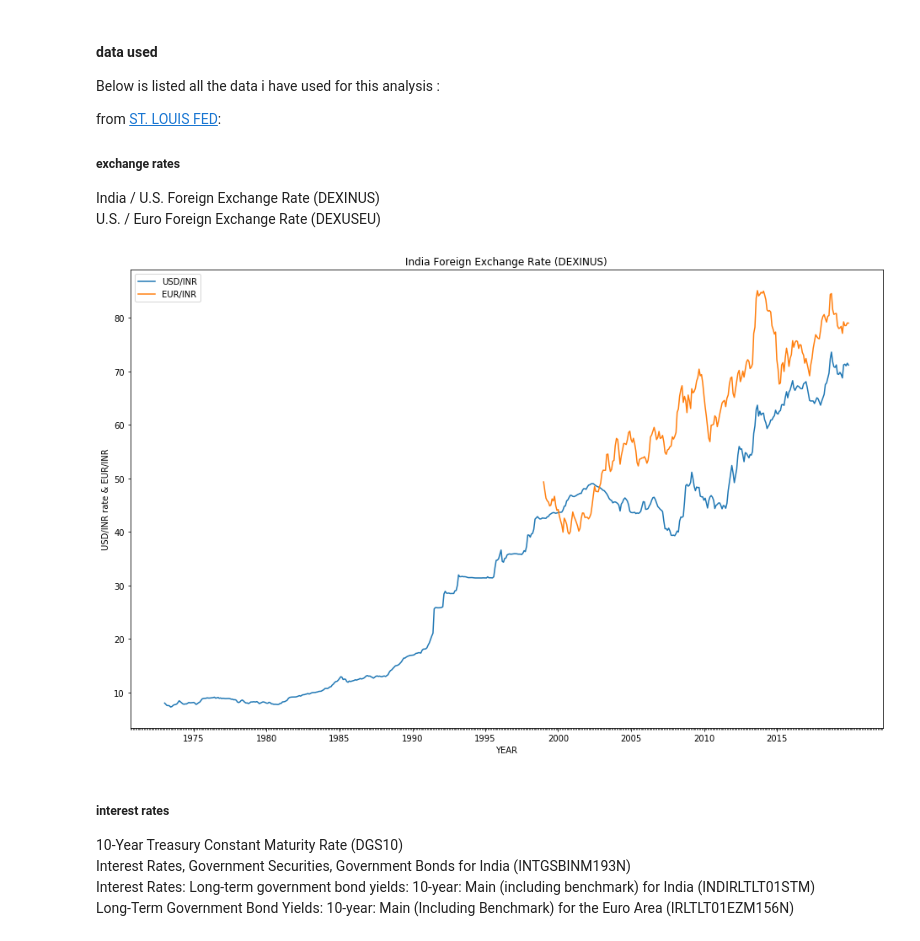
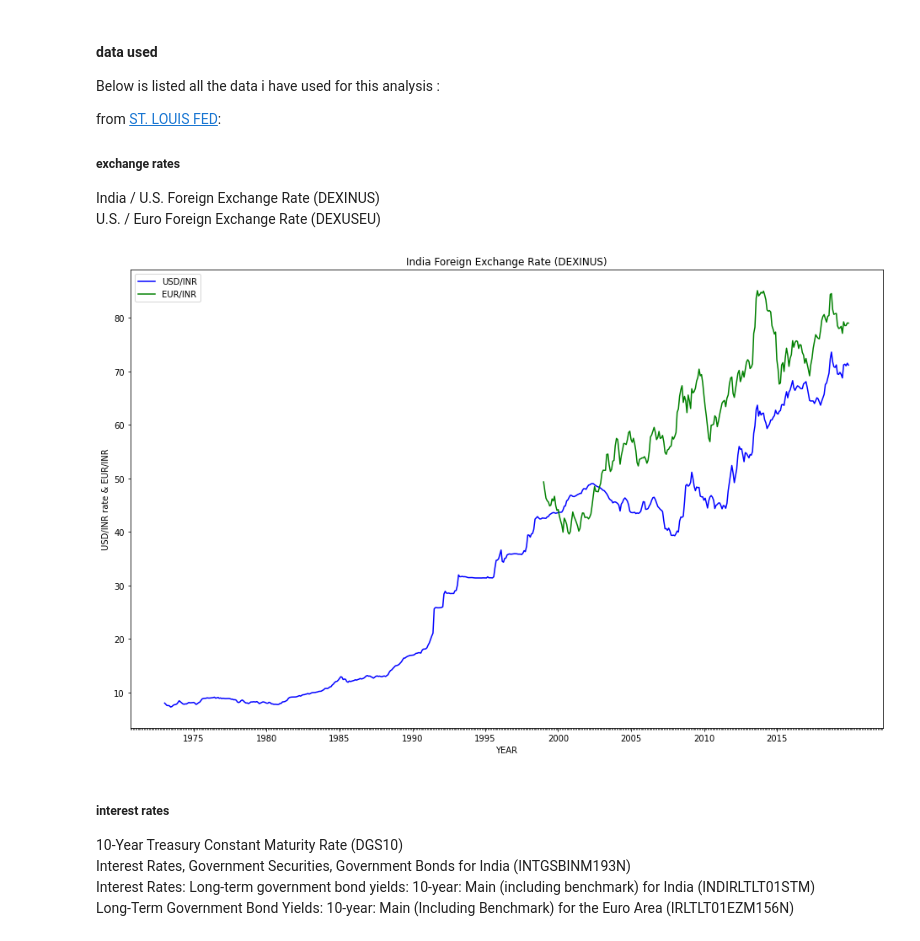
Before and after one commit to praneethmendu/Notebooks, a Jupyter notebook: intrestAdj/interest.ipynb, the cells around one changed output. Saved outputs shown, nothing was run; the diff lists cells and outputs as text; code cells hidden in the pictures.

```diff
--- a/intrestAdj/interest.ipynb
+++ b/intrestAdj/interest.ipynb
@@ -24,29 +26,30 @@ U.S. / Euro Foreign Exchange Rate (DEXUSEU)
 # %%
 usdinr = pd.read_csv("DEXINUS.csv")
 eurusd = pd.read_csv("DEXUSEU.csv")
 
 # plotting
 ax = plt.gca()
 ax.xaxis.set_major_locator(YearLocator())
 ax.xaxis.set_minor_locator(MonthLocator())
 ax.xaxis.set_major_formatter(DateFormatter('%Y'))
 fig = plt.gcf()
 fig.set_size_inches(16,10)
 
 plt.xticks(list(map(lambda x: datetime.date(x,1,1), list(range(1970,2020,5)))))
 
 plt.xlabel('YEAR')
 plt.ylabel('USD/INR rate & EUR/INR')
 plt.title('India Foreign Exchange Rate (DEXINUS)')
 
 mnths = list(map( lambda x: datetime.date(int(x[0:4]),int(x[5:7]),1),usdinr.DATE.tolist()))
 mnths1 = list(map( lambda x: datetime.date(int(x[0:4]),int(x[5:7]),1),eurusd.DATE.tolist()))
-plt.plot(mnths, usdinr.DEXINUS.tolist(), label='USD/INR')
-plt.plot(mnths1, np.array(usdinr.truncate(before=312).DEXINUS)* np.array(eurusd.DEXUSEU), label='EUR/INR')
+plt.plot(mnths, usdinr.DEXINUS.tolist(), 'b', label='USD/INR')
+plt.plot(mnths1, np.array(usdinr.truncate(before=312).DEXINUS)* np.array(eurusd.DEXUSEU), 'g', label='EUR/INR')
 plt.legend(loc="upper left")
+plt.savefig('plots/exchange_rate.png',  bbox_inches='tight')
 plt.show()
 # %% [output]
-[figure, old version]
+[figure, new version]
 # %% [markdown]
 ##### interest rates
 10-Year Treasury Constant Maturity Rate (DGS10)<br/>
```
Also changed, not shown: parts of 12 cells of this notebook, 7 other files.
